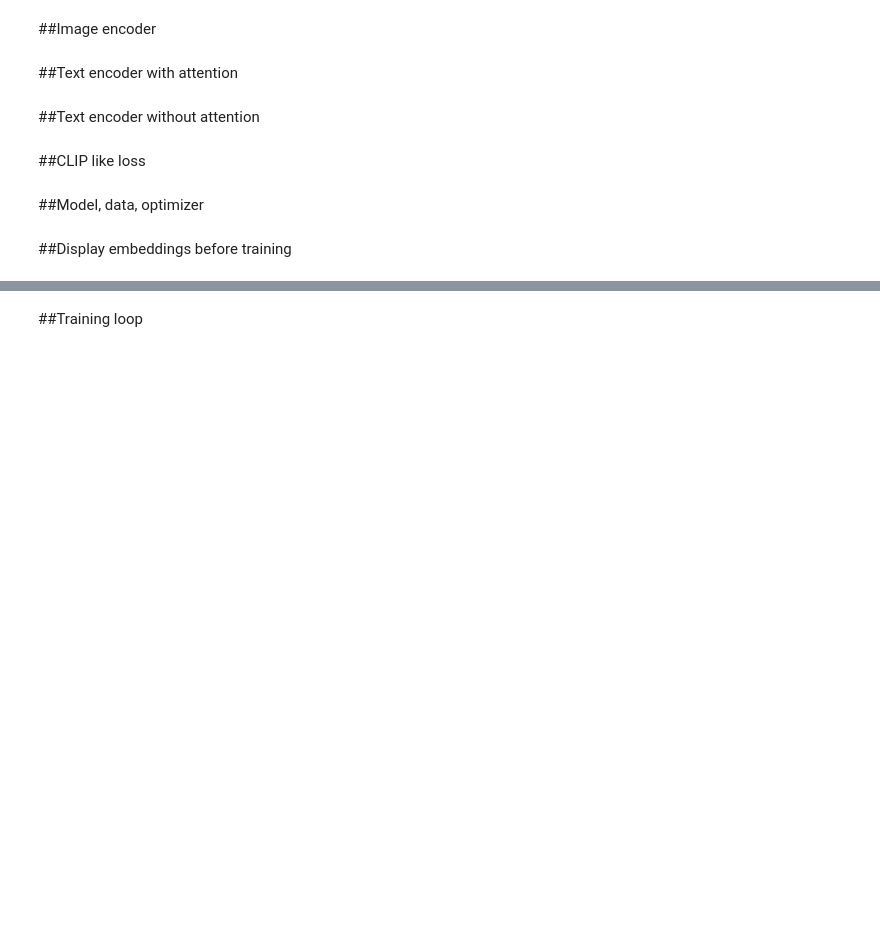
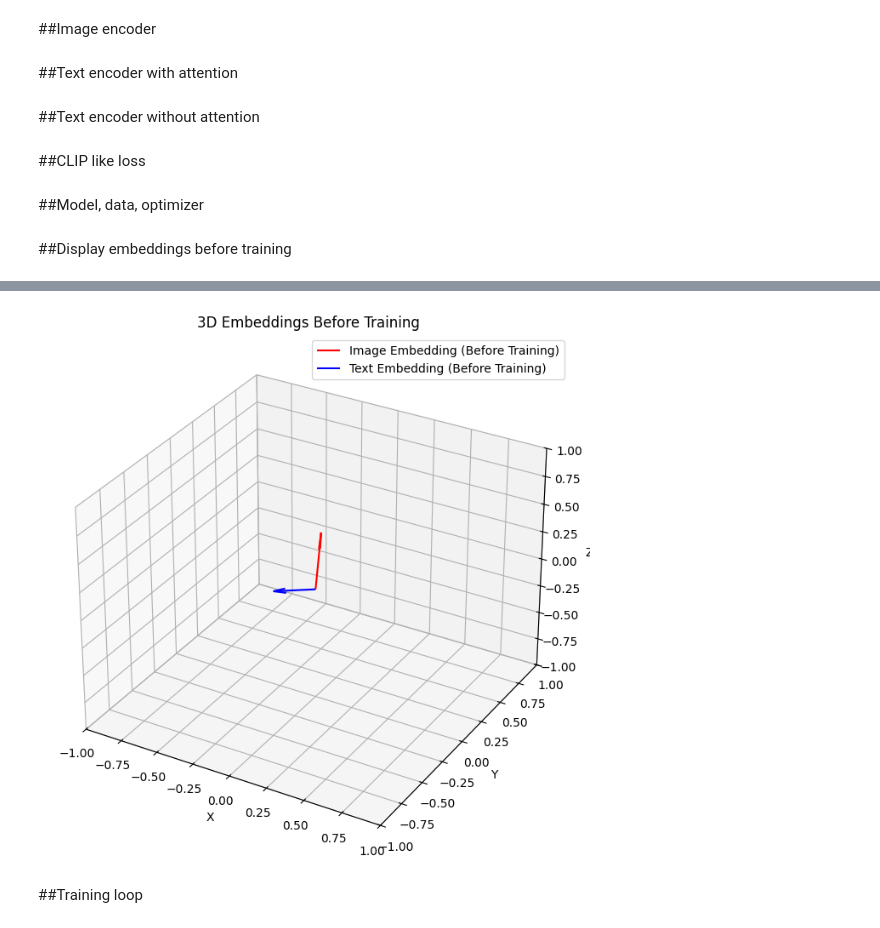
Before and after one commit to Deepak-Mewada/VisionLLM, a Jupyter notebook: VLM_from_scratch_for_geometry_shapes_[FINAL].ipynb, the cells around one changed output, grey strips where cells are left out. Saved outputs shown, nothing was run; the diff lists cells and outputs as text; code cells hidden in the pictures; blank space fills up the shorter version.

```diff
--- a/VLM_from_scratch_for_geometry_shapes_[FINAL].ipynb
+++ b/VLM_from_scratch_for_geometry_shapes_[FINAL].ipynb
@@ -284,3 +284,29 @@ Sample image and caption for embeddings visualization: 'pink square top-right'
+# %%
+from mpl_toolkits.mplot3d import Axes3D
+
+# Create a 3D plot
+fig = plt.figure(figsize=(8, 8))
+ax = fig.add_subplot(111, projection='3d')
+
+# Plot the pre-training image embedding as an arrow
+ax.quiver(0, 0, 0, pre_train_img_emb[0], pre_train_img_emb[1], pre_train_img_emb[2], color='r', label='Image Embedding (Before Training)')
+
+# Plot the pre-training text embedding as an arrow
+ax.quiver(0, 0, 0, pre_train_txt_emb[0], pre_train_txt_emb[1], pre_train_txt_emb[2], color='b', label='Text Embedding (Before Training)')
+
+# Set plot limits and labels
+ax.set_xlim([-1, 1])
+ax.set_ylim([-1, 1])
+ax.set_zlim([-1, 1])
+ax.set_xlabel('X')
+ax.set_ylabel('Y')
+ax.set_zlabel('Z')
+ax.set_title('3D Embeddings Before Training')
+ax.legend()
+
+plt.show()
+# %% [output]
+[figure, added]
 # %% [markdown]
 ##Training loop
 # %%
```
Also changed, not shown: parts of 8 cells of this notebook.
